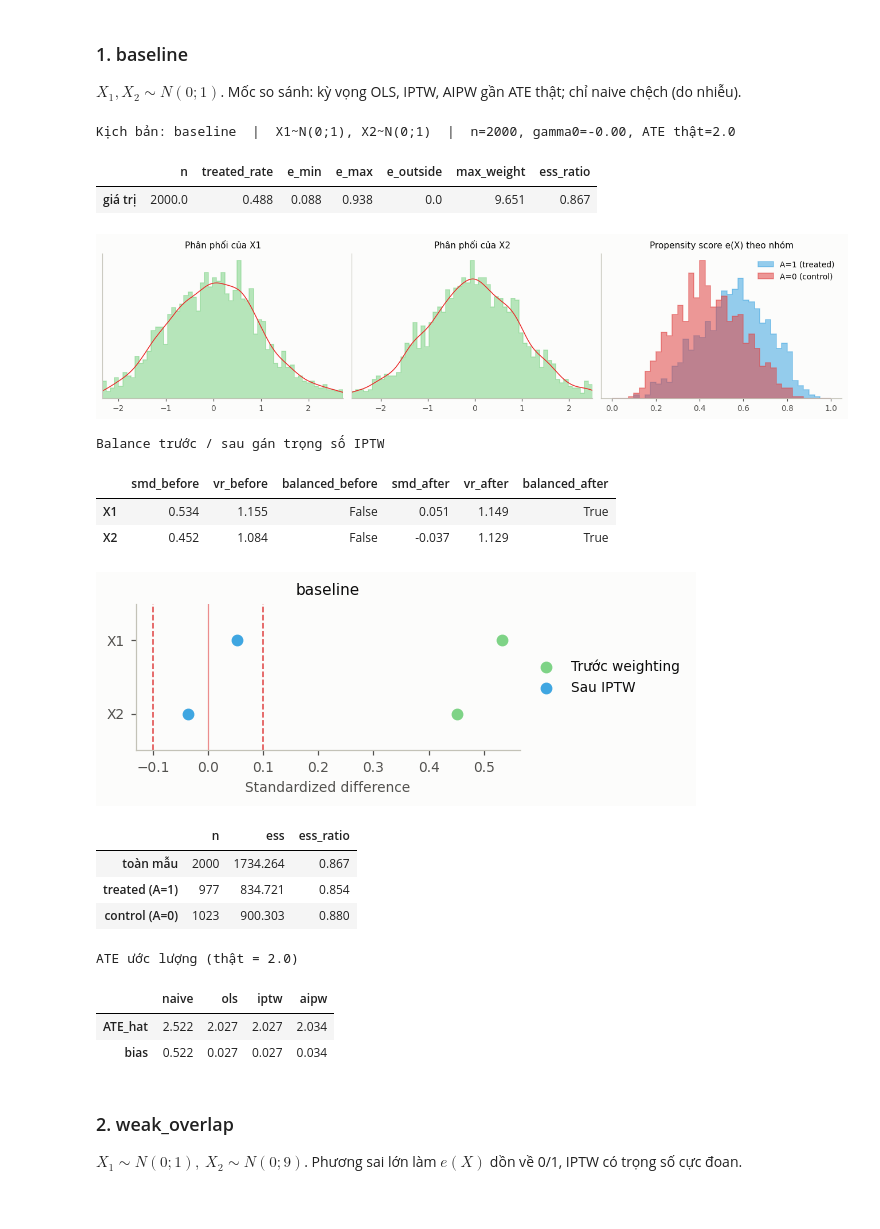
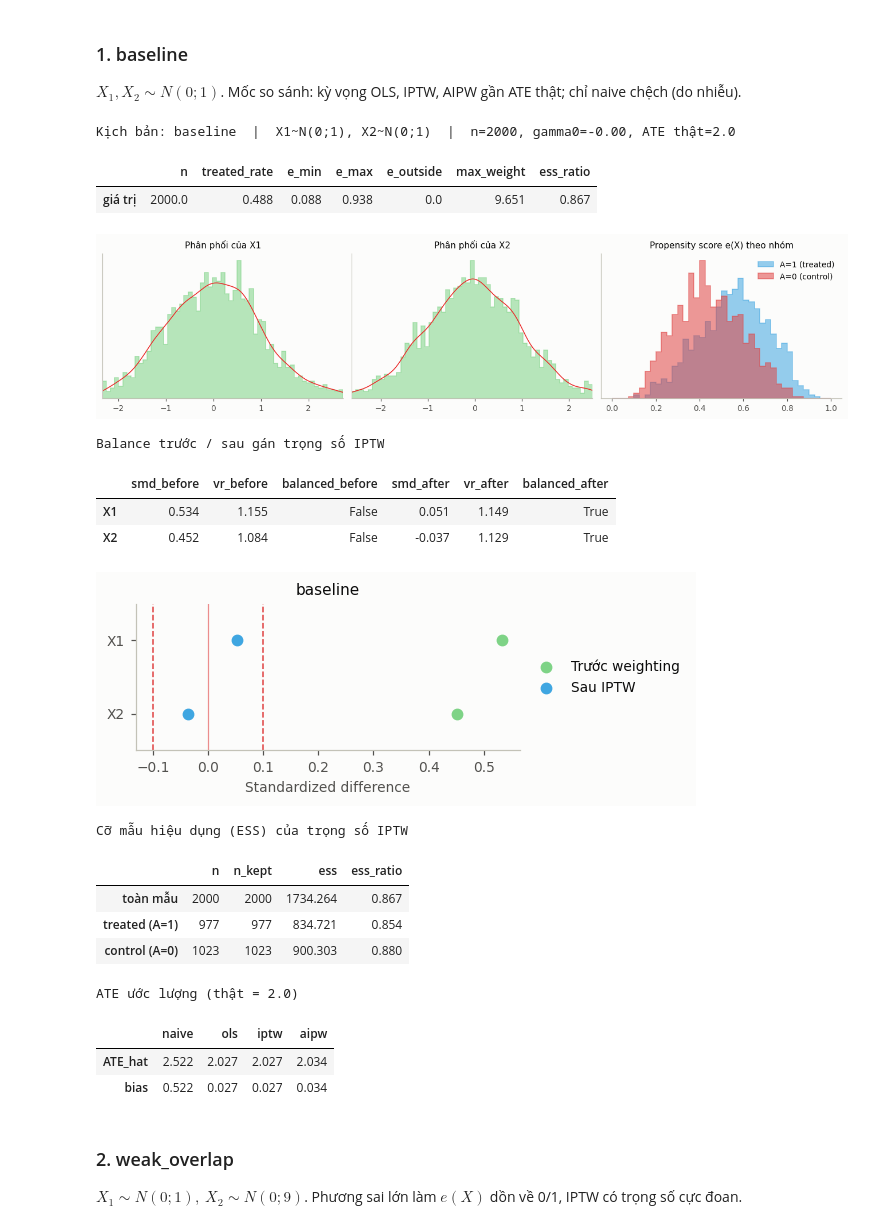
Before and after one commit to qz4ng/SEMINAR, a Jupyter notebook: scenario/distribution_scenario/run.ipynb, the cells around one changed output. Drawn from its saved outputs; the diff is of its cells as text; code cells hidden in the pictures.

```diff
--- a/scenario/distribution_scenario/run.ipynb
+++ b/scenario/distribution_scenario/run.ipynb
@@ -8,16 +8,18 @@ import numpy as np
 import pandas as pd
 import matplotlib.pyplot as plt
 from IPython.display import display
+from typing import Tuple
 
 from distribution import Simulation, SCENARIOS
-from balance import check_balance, summarize, iptw_weights
+from balance import check_balance, summarize, iptw_weights, trim_summary, overlap_mask, effective_sample_size
 from methods import estimate_all
-# Tham số
+
+# Tham số cố dịnh
 SEED=251
 N=2000
-
+PS_ESTIMATED=True
 # --- Giao diện biểu đồ: nền sáng, nét mảnh, lưới nhạt ---
-BLUE, ORANGE, AQUA, MUTED, INK = "#3fa6e1", "#e04444", "#d26f28", "#7ED386", "#0b0b0b"
+BLUE, RED, ORANGE, GREEN, INK = "#3fa6e1", "#e04444", "#d26f28", "#7ED386", "#0b0b0b"
 plt.rcParams.update({
     "figure.facecolor": "#fcfcfb", "axes.facecolor": "#fcfcfb",
     "axes.edgecolor": "#c3c2b7", "axes.labelcolor": "#52514e",
@@ -96,7 +90,7 @@ def _kde(x, grid, bw_adjust=1.0):
     scale = min(x.std(ddof=1), (q75 - q25) / 1.34)
     h = bw_adjust * 0.9 * scale * len(x) ** (-1 / 5)
     dens = np.zeros_like(grid)
-    for i in range(0, len(grid), 200):                      # chia khối để tiết kiệm bộ nhớ
+    for i in range(0, len(grid), 200):
         z = (grid[i:i + 200, None] - x[None, :]) / h
         dens[i:i + 200] = np.exp(-0.5 * z ** 2).sum(axis=1)
     return dens / (len(x) * h * np.sqrt(2 * np.pi))
@@ -119,16 +113,17 @@ def _hist(ax, x, color, title, bins=60, label=None, alpha=0.55,
     ax.grid(axis="y", visible=False)
 
 
-def inspect_case(name, n=N, seed=SEED, trim=None, use_estimated_ps=True):
+def inspect_case(name, n=N, seed=SEED, trim=None, trim_mode="drop", use_estimated_ps=PS_ESTIMATED):
+    # sinh dữ liệu mô phỏng theo kịch bản
     sim = Simulation(name, n=n, seed=seed)
     df = sim.generate()
     print(f"Kịch bản: {name}  |  {sim.description}  |  n={n}, gamma0={sim.gamma0:.2f}, ATE thật={sim.ate}")
     display(Simulation.summary(df).round(3).to_frame("giá trị").T)
-
+    # vẽ đồ thị
     fig, axes = plt.subplots(1, 3, figsize=(12, 3.0))
-    _hist(axes[0], df["X1"].to_numpy(), MUTED, "Phân phối của X1")
-    _hist(axes[1], df["X2"].to_numpy(), MUTED, "Phân phối của X2")
-    for a_val, color, lab in [(1, BLUE, "A=1 (treated)"), (0, ORANGE, "A=0 (control)")]:
+    _hist(axes[0], df["X1"].to_numpy(), GREEN, "Phân phối của X1")
+    _hist(axes[1], df["X2"].to_numpy(), GREEN, "Phân phối của X2")
+    for a_val, color, lab in [(1, BLUE, "A=1 (treated)"), (0, RED, "A=0 (control)")]:
         axes[2].hist(df.loc[df.A == a_val, "e"], bins=np.linspace(0, 1, 41), color=color, alpha=0.55,
                      histtype="stepfilled", edgecolor=color, linewidth=1.0, label=lab)
     axes[2].set_title("Propensity score e(X) theo nhóm")
@@ -136,14 +131,24 @@ def inspect_case(name, n=N, seed=SEED, trim=None, use_estimated_ps=True):
     axes[2].legend(frameon=False, loc="upper right")
     fig.tight_layout()
     plt.show()
+    # số lượng cắt dữ liệu
+    label = "" if trim is None else f" (trim={trim}, {trim_mode})"
+    if trim is not None:
+        print("Số quan sát ngoài vùng overlap" + label)
+        display(trim_summary(df, trim, trim_mode=trim_mode).to_frame("giá trị").T)
 
+    # kiểm tra cân bằng
     print("Balance trước / sau gán trọng số IPTW" + (f" (trim={trim})" if trim else ""))
-    tbl = check_balance(df, trim=trim)
+    tbl = check_balance(df, trim=trim, trim_mode=trim_mode)
     display(tbl.round(3))
     love_plot(tbl, title=name)
-    display(effective_sample_size(df, trim=trim).round(3))
+    print("Cỡ mẫu hiệu dụng (ESS) của trọng số IPTW")
+    display(effective_sample_size(df, trim=trim, trim_mode=trim_mode).round(3))
 
-    est = estimate_all(df, use_estimated_ps=use_estimated_ps, trim=trim)
+    # tính ước lượng
+    est = estimate_all(df, use_estimated_ps=use_estimated_ps, trim=trim, trim_mode=trim_mode)
+    keep = overlap_mask(df["e"], trim) if (trim is not None and trim_mode == "drop") else np.ones(len(df), bool)
+    truth = df.loc[keep, "tau"].mean()
     print(f"ATE ước lượng (thật = {sim.ate})")
     display(pd.DataFrame({"ATE_hat": est, "bias": est - sim.ate}).round(3).T)
     return df
@@ -154,22 +159,23 @@ def inspect_case(name, n=N, seed=SEED, trim=None, use_estimated_ps=True):
 
 $X_1, X_2 \sim N(0;1)$. Mốc so sánh: kỳ vọng OLS, IPTW, AIPW gần ATE thật; chỉ naive chệch (do nhiễu).
 # %%
-df = inspect_case("baseline", n=N, seed=SEED)
+df1 = inspect_case("baseline", n=N, seed=SEED)
 # %% [output]
 Kịch bản: baseline  |  X1~N(0;1), X2~N(0;1)  |  n=2000, gamma0=-0.00, ATE thật=2.0
 |  | n | treated_rate | e_min | e_max | e_outside | max_weight | ess_ratio |
 | giá trị | 2000.0 | 0.488 | 0.088 | 0.938 | 0.0 | 9.651 | 0.867 |
 [figure]
 Balance trước / sau gán trọng số IPTW
 |  | smd_before | vr_before | balanced_before | smd_after | vr_after | balanced_after |
 | X1 | 0.534 | 1.155 | False | 0.051 | 1.149 | True |
 | X2 | 0.452 | 1.084 | False | -0.037 | 1.129 | True |
 [figure]
+Cỡ mẫu hiệu dụng (ESS) của trọng số IPTW
-|  | n | ess | ess_ratio |
-| toàn mẫu | 2000 | 1734.264 | 0.867 |
-| treated (A=1) | 977 | 834.721 | 0.854 |
-| control (A=0) | 1023 | 900.303 | 0.880 |
+|  | n | n_kept | ess | ess_ratio |
+| toàn mẫu | 2000 | 2000 | 1734.264 | 0.867 |
+| treated (A=1) | 977 | 977 | 834.721 | 0.854 |
+| control (A=0) | 1023 | 1023 | 900.303 | 0.880 |
-ATE ước lượng (thật = 2.0)
+ATE ước lượng (thật = 2.0)
 |  | naive | ols | iptw | aipw |
 | ATE_hat | 2.522 | 2.027 | 2.027 | 2.034 |
 | bias | 0.522 | 0.027 | 0.027 | 0.034 |
```
Also changed, not shown: parts of 23 cells of this notebook.
